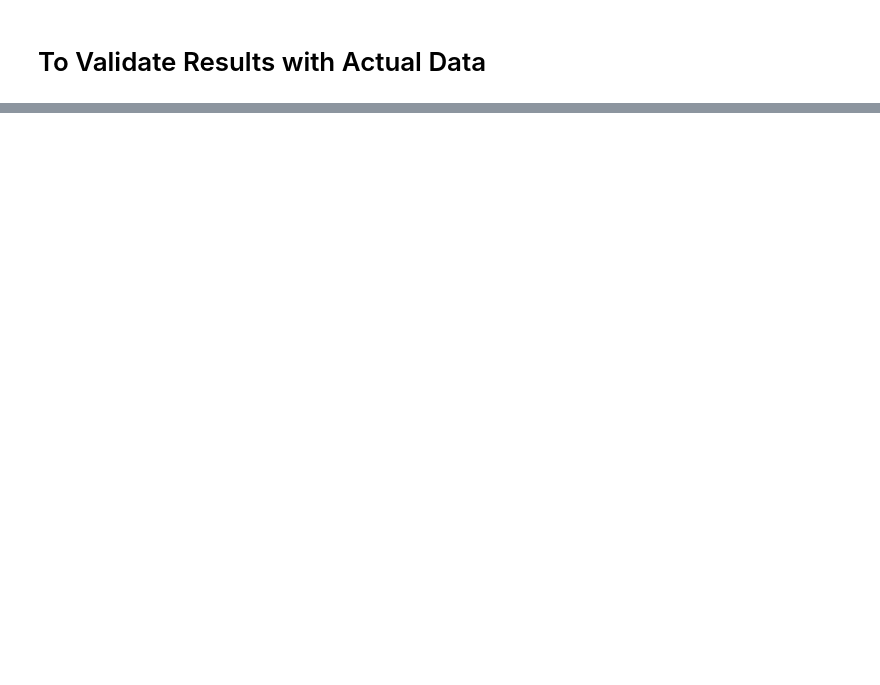
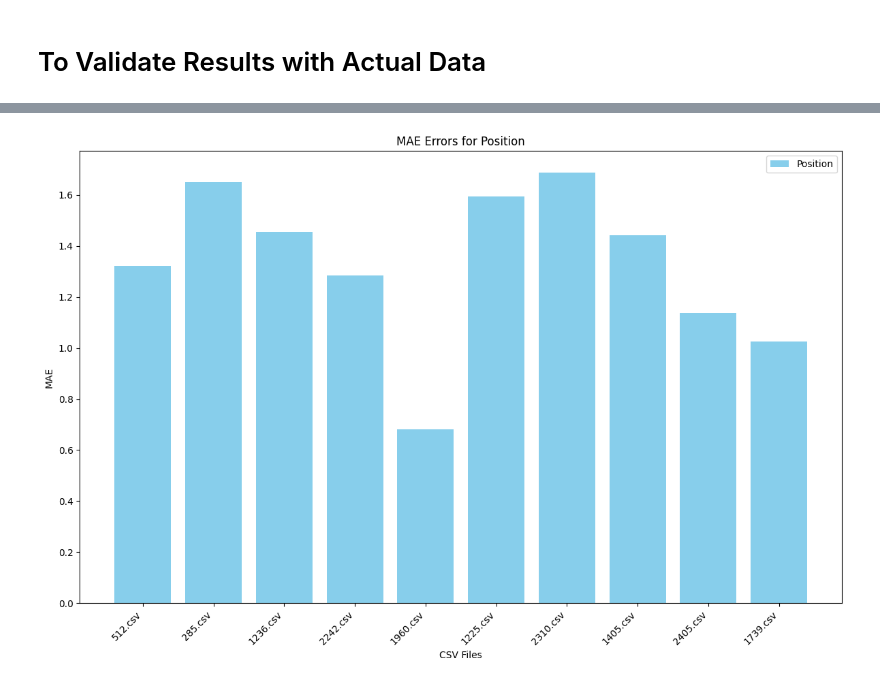
Before and after one commit to sarpermelikertekin/mt-3d-environments-from-video, a Jupyter notebook: lifting_models/sye.ipynb, the cells around one changed output, grey strips where cells are left out. Saved outputs shown, nothing was run; the diff lists cells and outputs as text; code cells hidden in the pictures; blank space fills up the shorter version.

```diff
--- a/lifting_models/sye.ipynb
+++ b/lifting_models/sye.ipynb
@@ -758,0 +811,96 @@ visualize_selected_errors_stacked(selected_errors)
+# %%
+import random
+import matplotlib.pyplot as plt
+import pandas as pd
+import numpy as np
+
+def plot_individual_selected(df, x, metric, component, color):
+    """
+    Plot an individual bar chart for a specific component for selected files.
+
+    Parameters:
+        df (DataFrame): DataFrame containing error metrics.
+        x (array): X-axis positions for bars.
+        metric (str): Metric type (e.g., "MAE", "RMSE").
+        component (str): Component to plot (e.g., "Position", "Rotation", "Corners").
+        color (str): Bar color.
+    """
+    plt.figure(figsize=(12, 8))
+    plt.bar(x, df[f"{metric}_{component}"], color=color, label=component)
+    plt.xticks(x, df["File"], rotation=45, ha="right")
+    plt.xlabel("CSV Files")
+    plt.ylabel(metric)
+    plt.title(f"{metric} Errors for {component}")
+    plt.legend()
+    plt.tight_layout()
+    plt.show()
+
+def plot_stacked_selected(df, x, metric):
+    """
+    Plot a stacked bar chart for total errors for selected files.
+
+    Parameters:
+        df (DataFrame): DataFrame containing error metrics.
+        x (array): X-axis positions for bars.
+        metric (str): Metric type (e.g., "MAE", "RMSE").
+    """
+    plt.figure(figsize=(12, 8))
+    plt.bar(x, df[f"{metric}_Position"], color="skyblue", label="Position")
+    plt.bar(x, df[f"{metric}_Corners"], bottom=df[f"{metric}_Position"], color="lightgreen", label="Corners")
+    plt.bar(
+        x,
+        df[f"{metric}_Rotation"],
+        bottom=df[f"{metric}_Position"] + df[f"{metric}_Corners"],
+        color="orange",
+        label="Rotation",
+    )
+    plt.xticks(x, df["File"], rotation=45, ha="right")
+    plt.xlabel("CSV Files")
+    plt.ylabel(metric)
+    plt.title(f"{metric} Total Errors (Stacked)")
+    plt.legend()
+    plt.tight_layout()
+    plt.show()
+
+def visualize_selected_errors(selected_errors):
+    """
+    Visualize errors (individual and stacked) for RMSE and MAE for selected files.
+
+    Parameters:
+        selected_errors (dict): Dictionary containing error metrics for selected files.
+    """
+    # Extract errors into DataFrame
+    data = []
+    for file_name, metrics in selected_errors.items():
+        rmse = metrics["RMSE"]
+        mae = metrics["MAE"]
+        data.append([
+            file_name,
+            rmse["position"], rmse["rotation"], rmse["corners"],
+            mae["position"], mae["rotation"], mae["corners"]
+        ])
+
+    columns = ["File", "RMSE_Position", "RMSE_Rotation", "RMSE_Corners",
+               "MAE_Position", "MAE_Rotation", "MAE_Corners"]
+    df = pd.DataFrame(data, columns=columns)
+
+    x = np.arange(len(df))
+
+    # Plot RMSE and MAE components (individual and stacked)
+    for metric in ["MAE", "RMSE"]:
+        for component, color in zip(["Position", "Rotation", "Corners"], ["skyblue", "orange", "lightgreen"]):
+            plot_individual_selected(df, x, metric, component, color)
+        plot_stacked_selected(df, x, metric)
+
+# Randomly select 10 files from the errors dictionary
+selected_files = random.sample(list(errors.keys()), 10)
+
+# Extract the selected errors into a new dictionary
+selected_errors = {file: errors[file] for file in selected_files}
+
+print("Selected Files for Visualization:")
+print(selected_files)
+
+# Visualize the errors for the selected files
+visualize_selected_errors(selected_errors)
+# %% [output]
@@ -758,0 +909 @@ visualize_selected_errors_stacked(selected_errors)
+[figure, added]
```
Also changed, not shown: parts of 12 cells of this notebook.
